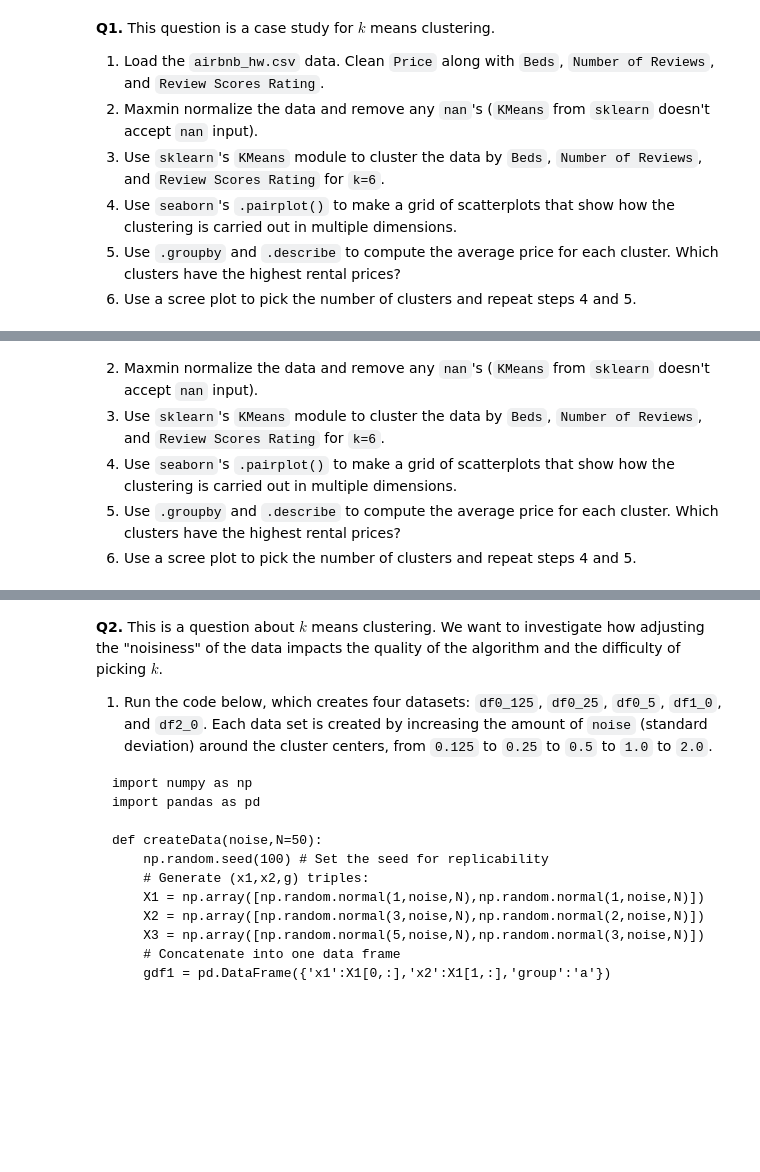
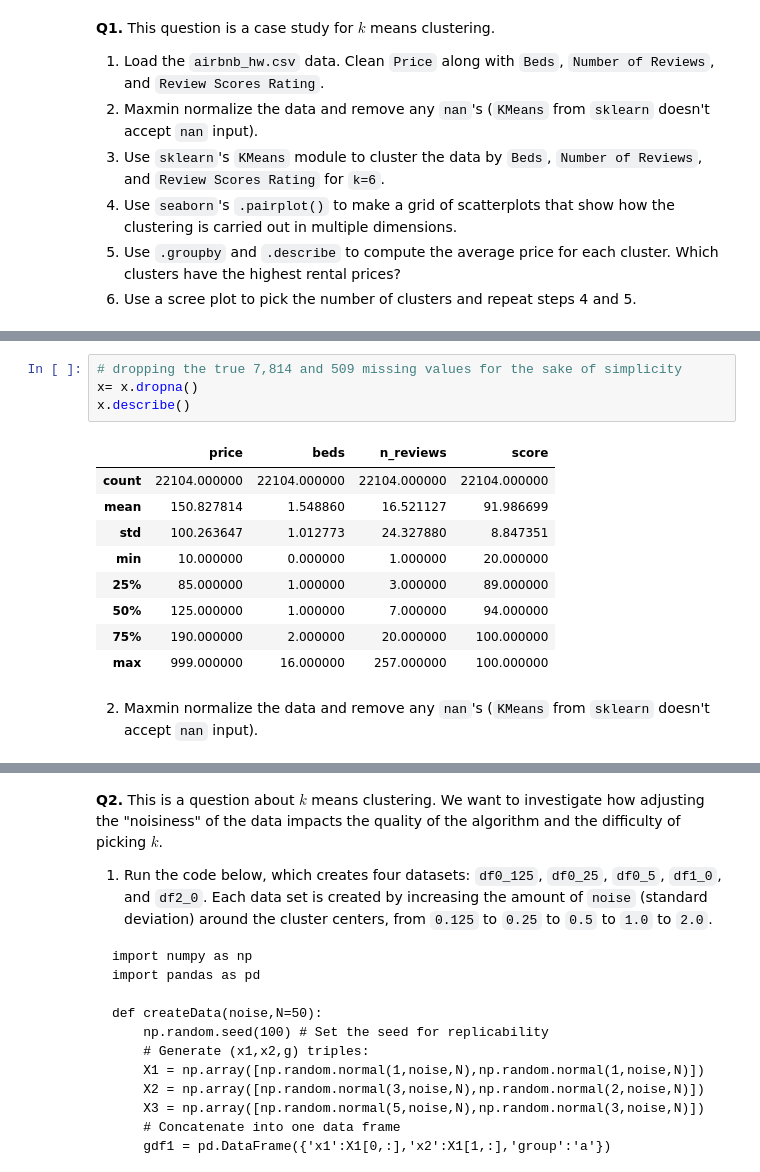
Before and after one commit to brithoang1/kmc, a Jupyter notebook: assignment_kmc.ipynb, the cells around one changed output, grey strips where cells are left out. Drawn from its saved outputs; the diff is of its cells as text; blank space fills up the shorter version.

```diff
--- a/assignment_kmc.ipynb
+++ b/assignment_kmc.ipynb
@@ -35,6 +108,16 @@ x= df.loc[:,[]]
+# %%
+# dropping the true 7,814 and 509 missing values for the sake of simplicity
+x= x.dropna()
+x.describe()
+# %% [output]
+|  | price | beds | n_reviews | score |
+| count | 22104.000000 | 22104.000000 | 22104.000000 | 22104.000000 |
+| mean | 150.827814 | 1.548860 | 16.521127 | 91.986699 |
+| std | 100.263647 | 1.012773 | 24.327880 | 8.847351 |
+| min | 10.000000 | 0.000000 | 1.000000 | 20.000000 |
+| 25% | 85.000000 | 1.000000 | 3.000000 | 89.000000 |
+| 50% | 125.000000 | 1.000000 | 7.000000 | 94.000000 |
+| 75% | 190.000000 | 2.000000 | 20.000000 | 100.000000 |
+| max | 999.000000 | 16.000000 | 257.000000 | 100.000000 |
 # %% [markdown]
 2. Maxmin normalize the data and remove any `nan`'s (`KMeans` from `sklearn` doesn't accept `nan` input).
-3. Use `sklearn`'s `KMeans` module to cluster the data by `Beds`, `Number of Reviews`, and `Review Scores Rating` for `k=6`.
-4. Use `seaborn`'s `.pairplot()` to make a grid of scatterplots that show how the clustering is carried out in multiple dimensions.
-5. Use `.groupby` and `.describe` to compute the average price for each cluster. Which clusters have the highest rental prices?
-6. Use a scree plot to pick the number of clusters and repeat steps 4 and 5.
```
Also changed, not shown: parts of 20 cells of this notebook.
